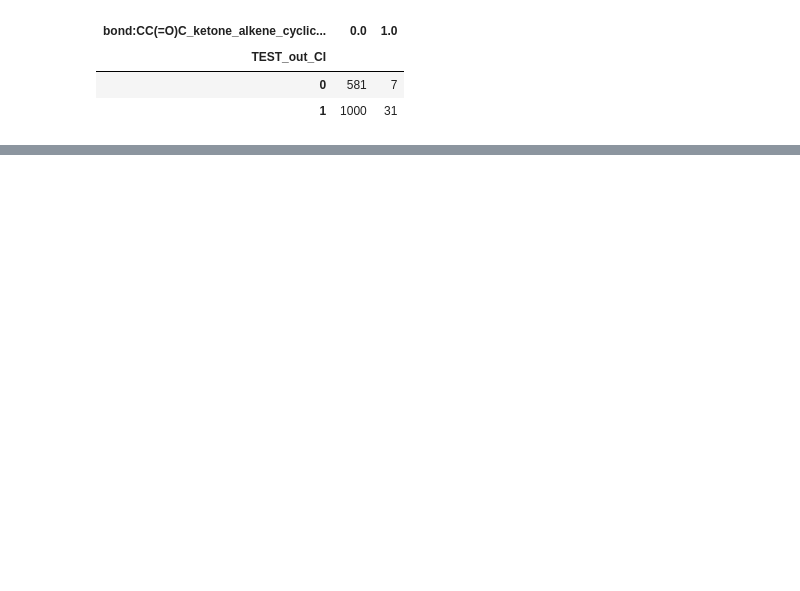
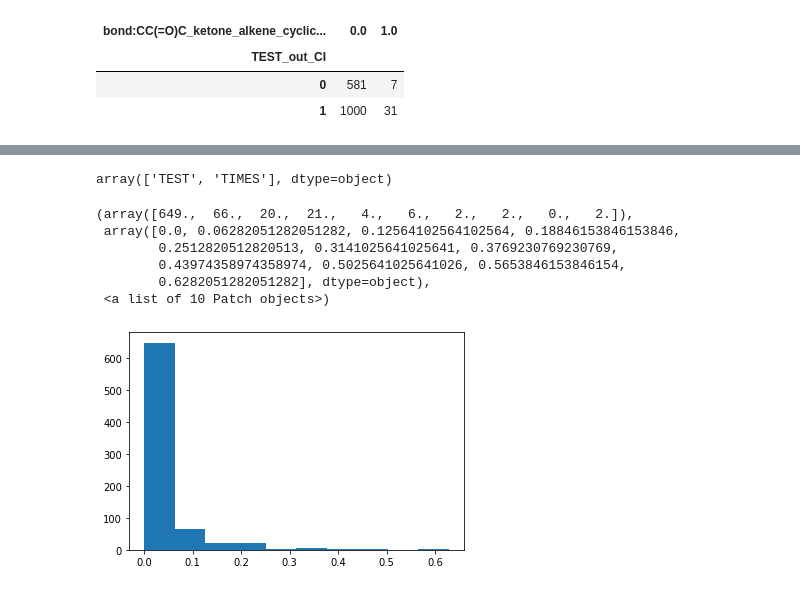
Before and after one commit to g-patlewicz/acute, a Jupyter notebook: notebooks/03_enrichments.ipynb, the cells around one changed output, grey strips where cells are left out. Cells and saved outputs as stored; diff of their text form; code cells hidden in the pictures; blank space fills up the shorter version.

```diff
--- a/notebooks/03_enrichments.ipynb
+++ b/notebooks/03_enrichments.ipynb
@@ -132,0 +252,8 @@ TIMES_enrichments[(TIMES_enrichments['OR'] >= 2.5) & (TIMES_enrichments['p'] < 0
+# %%
+prob_TEST_df.columns = ['TxP', 'PPV', 'FOR']
+# %%
+prob_TEST_df['Model'] = 'TEST'
+# %%
+prob_TIMES_df = pd.DataFrame(prob_TIMES).T
+prob_TIMES_df.columns = ['TxP', 'PPV', 'FOR']
+prob_TIMES_df['Model'] = 'TIMES'
@@ -132,0 +276,2 @@ TIMES_enrichments[(TIMES_enrichments['OR'] >= 2.5) & (TIMES_enrichments['p'] < 0
+# %%
+all_probs = pd.concat([prob_TEST_df,prob_TIMES_df])
@@ -132,0 +280,14 @@ TIMES_enrichments[(TIMES_enrichments['OR'] >= 2.5) & (TIMES_enrichments['p'] < 0
+# %%
+all_probs.Model.unique()
+# %% [output]
+array(['TEST', 'TIMES'], dtype=object)
+# %%
+plt.hist(all_probs['PPV'])
+# %% [output]
+(array([649.,  66.,  20.,  21.,   4.,   6.,   2.,   2.,   0.,   2.]),
+ array([0.0, 0.06282051282051282, 0.12564102564102564, 0.18846153846153846,
+        0.2512820512820513, 0.3141025641025641, 0.3769230769230769,
+        0.43974358974358974, 0.5025641025641026, 0.5653846153846154,
+        0.6282051282051282], dtype=object),
+ <a list of 10 Patch objects>)
+[figure, added]
```
Also changed, not shown: parts of 32 cells of this notebook, 1 other file.
